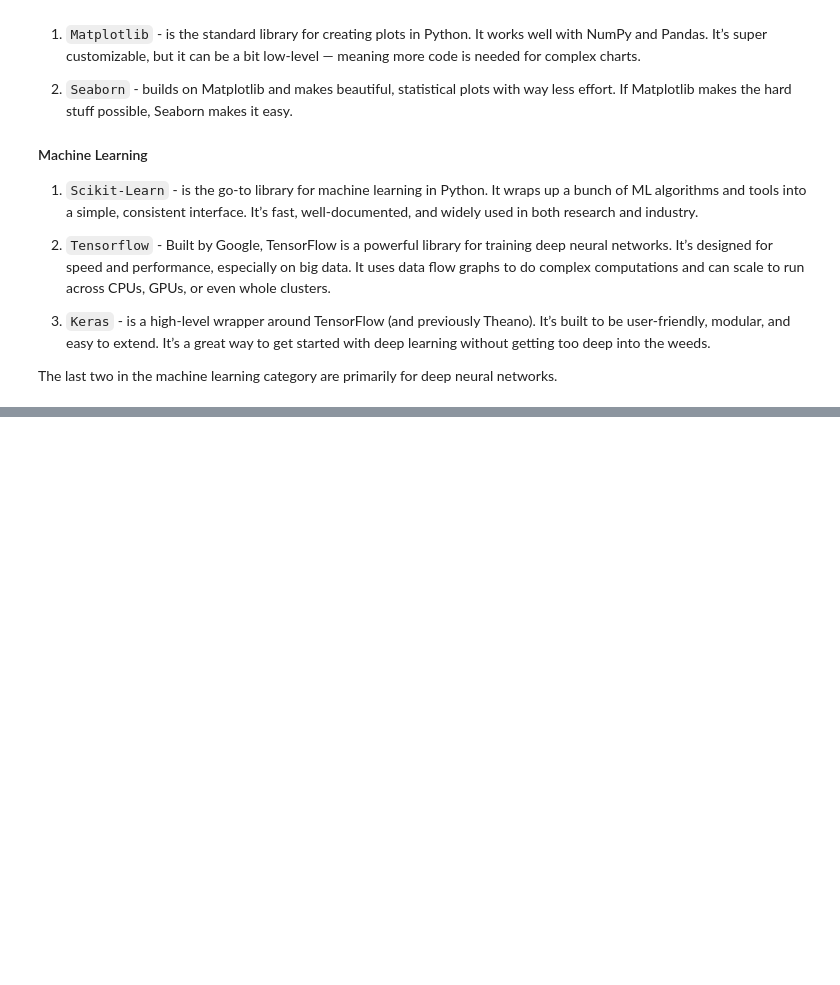
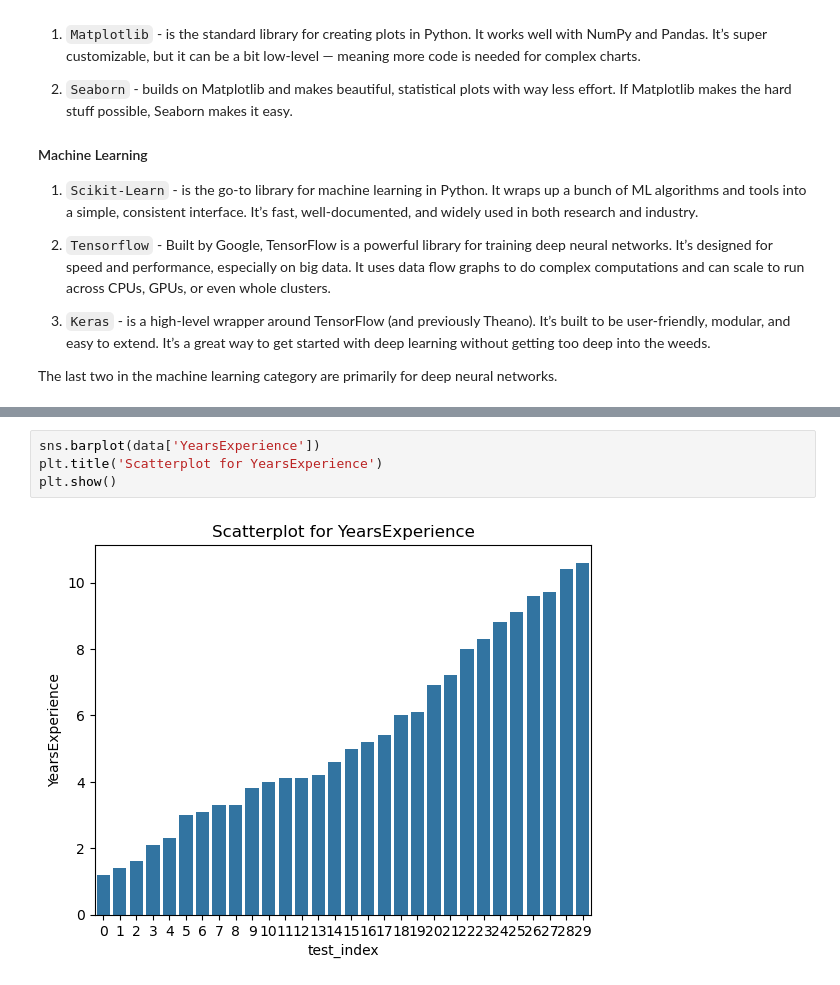
Before and after one commit to MarwaBrian/MockPhase1, a Jupyter notebook: pandas.ipynb, the cells around one changed output, grey strips where cells are left out. Drawn from its saved outputs; the diff is of its cells as text; blank space fills up the shorter version.

```diff
--- a/pandas.ipynb
+++ b/pandas.ipynb
@@ -97,0 +110,6 @@ data.tail(10)
+# %%
+sns.barplot(data['YearsExperience'])
+plt.title('Scatterplot for YearsExperience')
+plt.show()
+# %% [output]
+[figure, added]
```
Also changed, not shown: parts of 22 cells of this notebook, 2 other files.
